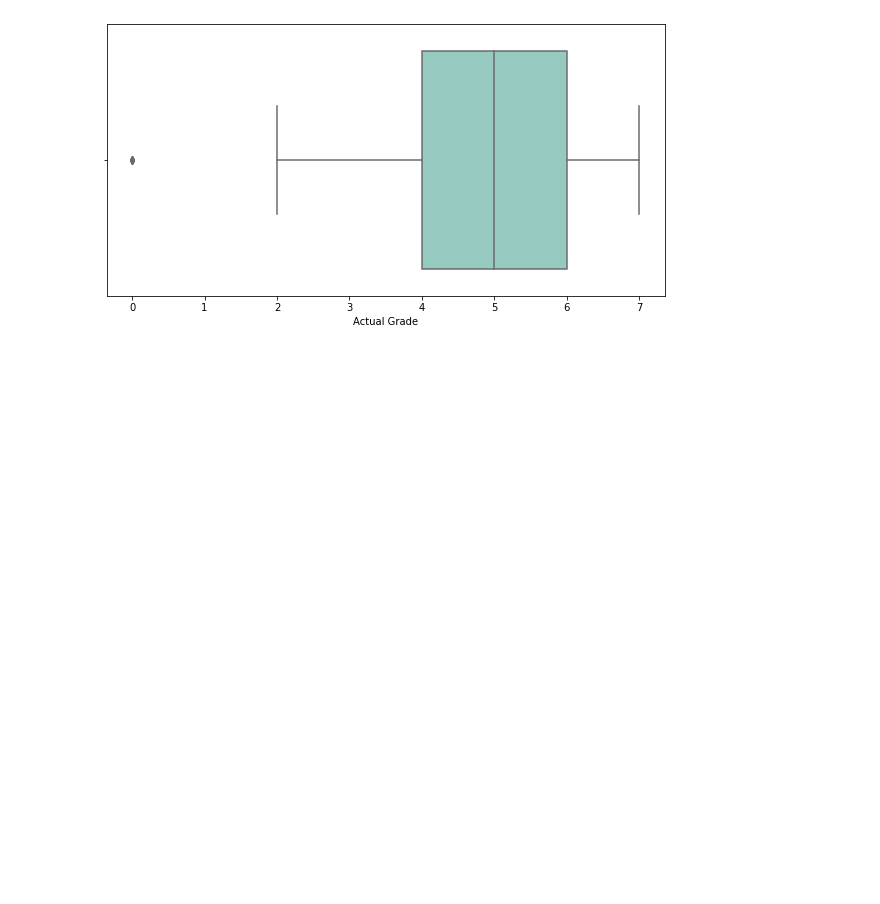
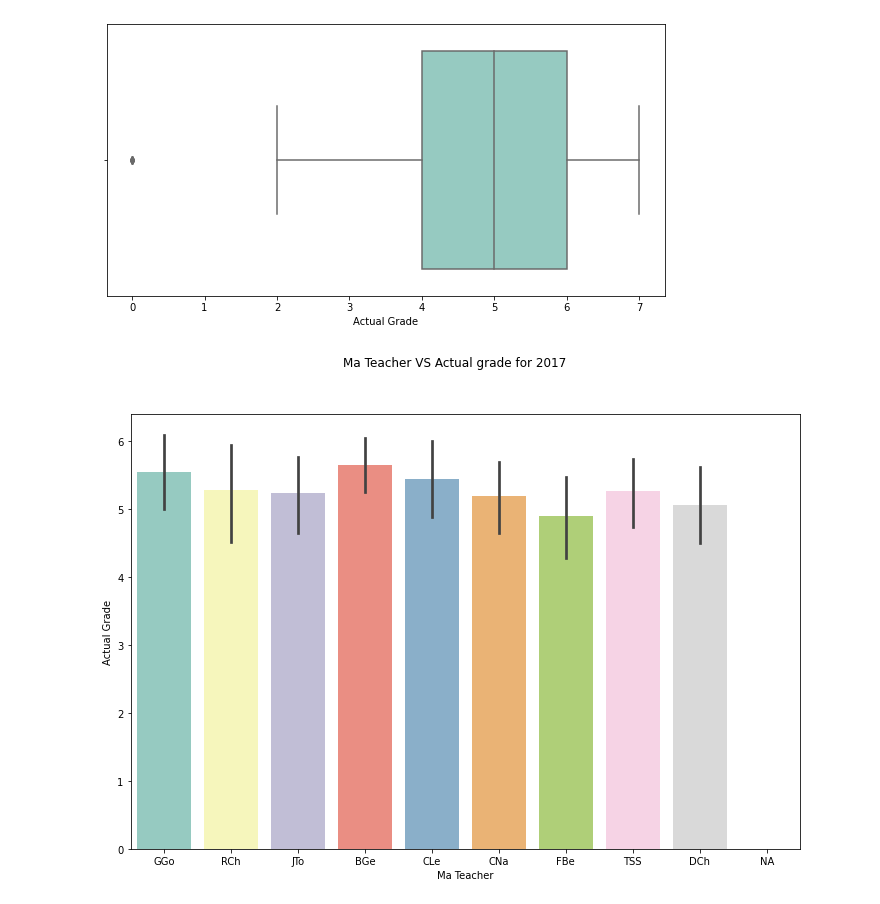
Before and after one commit to siti-alawiyah/ibresultprediction, a Jupyter notebook: Exploratory_Data_Analysis_1.0.ipynb, the cells around one changed output. Drawn from its saved outputs; the diff is of its cells as text; code cells hidden in the pictures; blank space fills up the shorter version.

```diff
--- a/Exploratory_Data_Analysis_1.0.ipynb
+++ b/Exploratory_Data_Analysis_1.0.ipynb
@@ -1280,3 +1289,12 @@ plt.figure(figsize = (10,5))
 sns.boxplot(data = dd17, x = 'Actual Grade');
 # %% [output]
 [figure]
+# %%
+# plot for 2017 teacher vs actual grade
+
+sns.set_palette('Set3')
+plt.figure(figsize=(12,8))
+rel = sns.barplot(data = dd17, x = 'Ma Teacher', y = 'Actual Grade')
+rel.figure.suptitle('Ma Teacher VS Actual grade for 2017');
+# %% [output]
+[figure, added]
```
Also changed, not shown: parts of 1 cell of this notebook.
